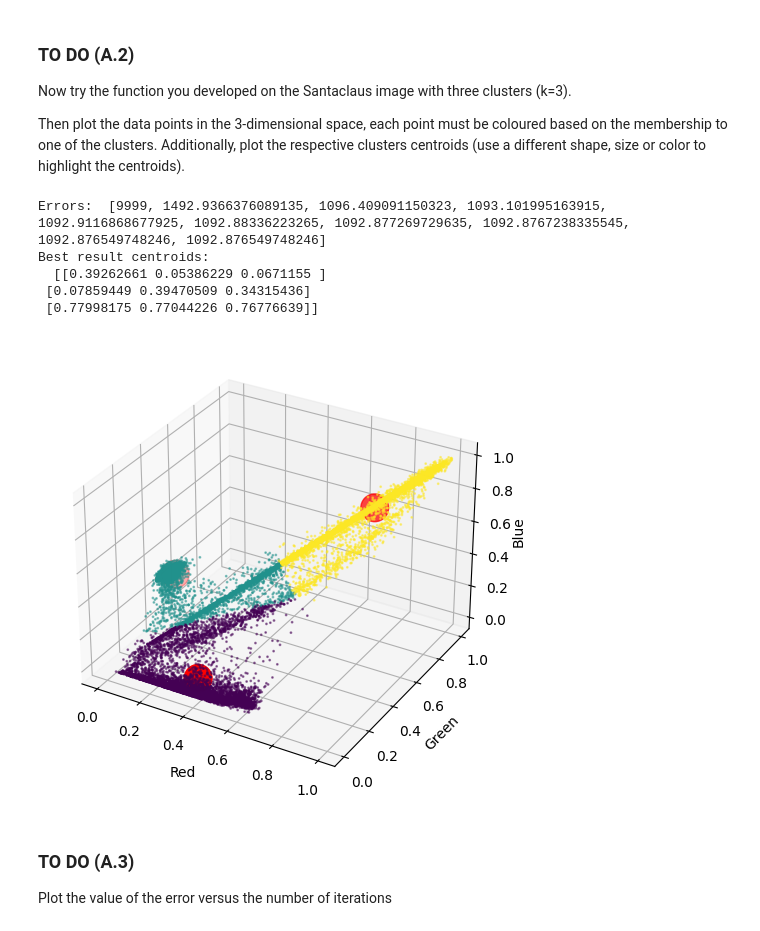
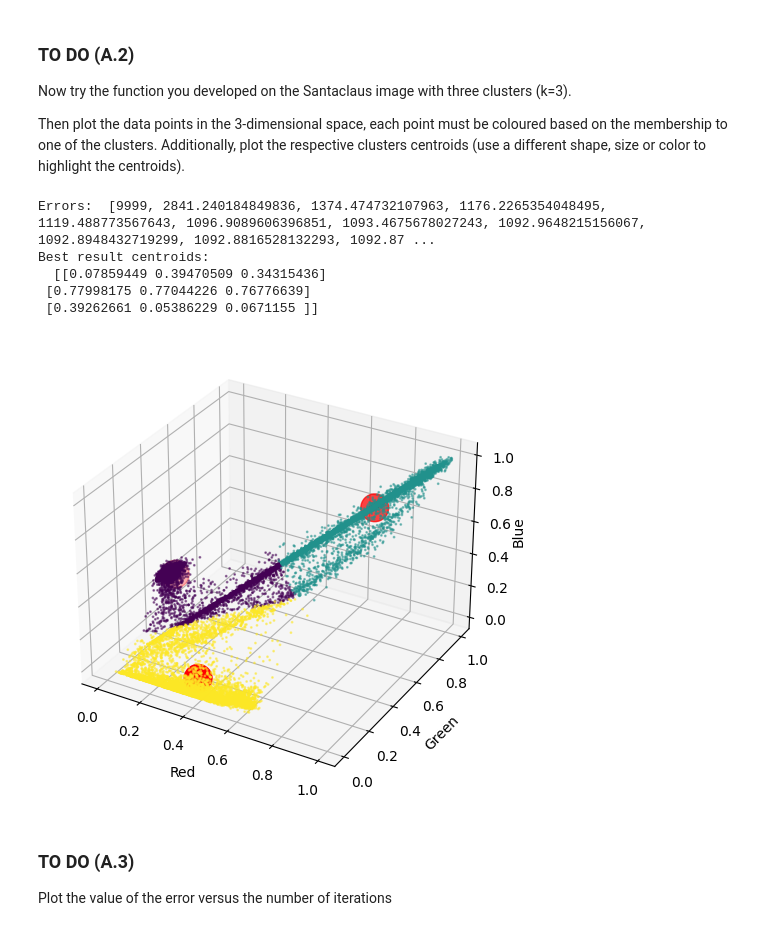
Before and after one commit to Giacomo-Menegatti/MachineLearning, a Jupyter notebook: Lab3/assignment_lab03.ipynb, the cells around one changed output. Cells and saved outputs as stored; diff of their text form; code cells hidden in the pictures.

Commit message:
finished kmeans

```diff
--- a/Lab3/assignment_lab03.ipynb
+++ b/Lab3/assignment_lab03.ipynb
@@ -206,12 +206,12 @@ We are going to start by using the Santa Claus image.
 # %%
 # Reshape the data to a matrix of num_pixels x 3
 # (divide by 255 to have colors in [0 1] range for plotting functions of sklearn)
-santaclaus = santaclaus.reshape(santaclaus.shape[0]*santaclaus.shape[1], santaclaus.shape[2])
-santaclaus = santaclaus/255
+santaclaus_data = santaclaus.reshape(santaclaus.shape[0]*santaclaus.shape[1], santaclaus.shape[2])
+santaclaus_data = santaclaus_data/255
 
 # Print the shape of the data and the min and max values of the pixels
-print('Shape of the image: ', santaclaus.shape)
-print('min pixel value ', santaclaus.min(),', max pixel value ', santaclaus.max())
+print('Shape of the image: ', santaclaus_data.shape)
+print('min pixel value ', santaclaus_data.min(),', max pixel value ', santaclaus_data.max())
 # %% [output]
 Shape of the image:  (44032, 3)
 min pixel value  0.0 , max pixel value  1.0
@@ -241,11 +241,11 @@ def my_kmeans(points: np.ndarray, k: int, max_iters: int = 50) -> tp.Tuple[np.nd
     # use sigma and mean to ensure it represent the whole data
 
     #centroids = np.random.random(size=(k,3))    #Contains the k randomly distributed points with uniform pdf
-    '''I found tha assigning the starting points 'in the middle' of the data points and using a
+    '''I found that assigning the starting points 'in the middle' of the data points and using a
         gaussian with small enough sigma is better than a uniform distribution, both in stability and in smaller errors
     '''
-    means = np.mean(points, axis=0)     #Center of the points in the three dimensions
-    centroids = np.transpose(np.array([np.random.normal(mean, 0.2) for mean in means]))   #Assigning for each dimension a normal pdf
+    means = np.mean(points, axis=0)     #Mean of the points over the three dimensions
+    centroids = np.transpose(np.array([np.random.normal(mean, 0.1) for mean in means]))   #Assigning for each dimension a normal pdf
 
     prev_error = 100000
     error = [9999]
@@ -282,21 +282,21 @@ Now try the function you developed on the Santaclaus image with three clusters (
 Then plot the data points in the 3-dimensional space, each point must be coloured based on the membership to one of the clusters. Additionally, plot the respective clusters centroids (use a different shape, size or color to highlight the centroids).
 # %%
 # Run your K-means function on the data
-centroids, clusters, errors = my_kmeans(santaclaus, k=3, max_iters=50)
+centroids, clusters, errors = my_kmeans(santaclaus_data, k=3, max_iters=50)
 
 # Print the errors:
 print('Errors: ', errors)
 
 # Plot the results
 print('Best result centroids:\n ', centroids)
-scatter_plot(santaclaus, clusters, centroids)
+scatter_plot(santaclaus_data, clusters, centroids)
 # %% [output]
-Errors:  [9999, 1492.9366376089135, 1096.409091150323, 1093.101995163915, 1092.9116868677925, 1092.88336223265, 1092.877269729635, 1092.8767238335545, 1092.876549748246, 1092.876549748246]
+Errors:  [9999, 2841.240184849836, 1374.474732107963, 1176.2265354048495, 1119.488773567643, 1096.9089606396851, 1093.4675678027243, 1092.9648215156067, 1092.8948432719299, 1092.8816528132293, 1092.87 ...
 Best result centroids:
-  [[0.39262661 0.05386229 0.0671155 ]
- [0.07859449 0.39470509 0.34315436]
- [0.77998175 0.77044226 0.76776639]]
+  [[0.07859449 0.39470509 0.34315436]
+ [0.77998175 0.77044226 0.76776639]
+ [0.39262661 0.05386229 0.0671155 ]]
-[figure, old version]
+[figure, new version]
 # %% [markdown]
 ### TO DO (A.3)
 Plot the value of the error versus the number of iterations
```
Also changed, not shown: parts of 11 cells of this notebook.
